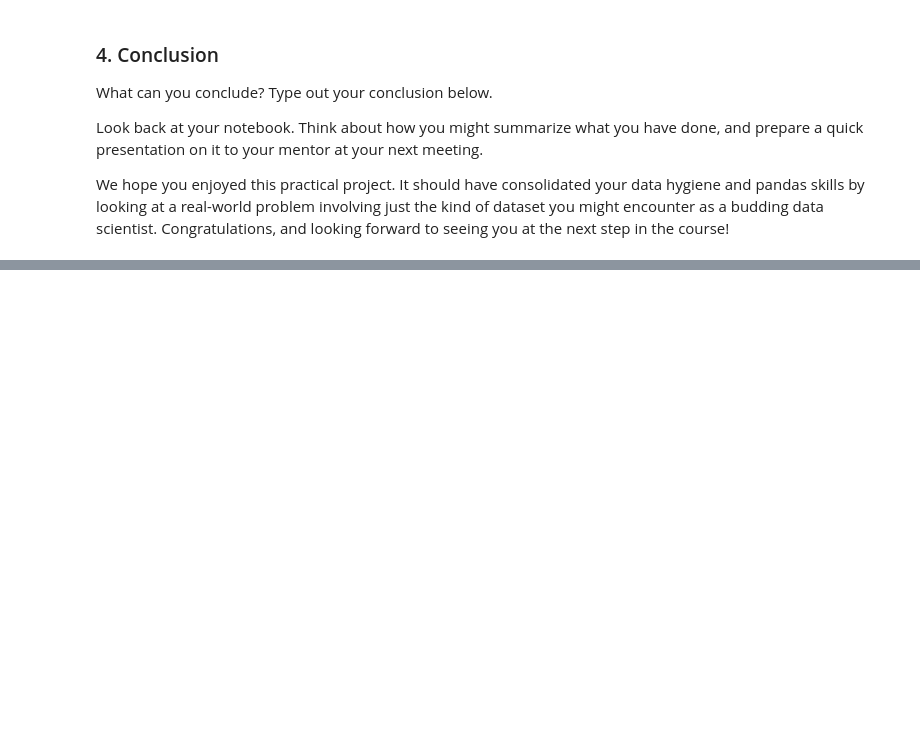
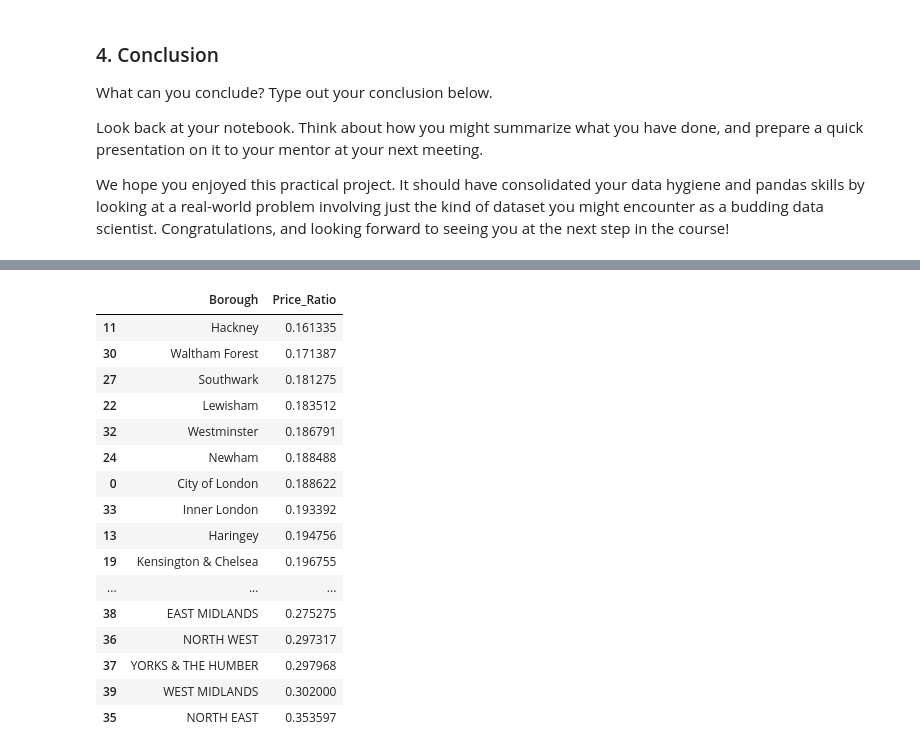
Before and after one commit to jonisaac/Springboard, a Jupyter notebook: Unit 4 Challenge - Tier 3.ipynb, the cells around one changed output, grey strips where cells are left out. Saved outputs shown, nothing was run; the diff lists cells and outputs as text; code cells hidden in the pictures; blank space fills up the shorter version.

```diff
--- a/Unit 4 Challenge - Tier 3.ipynb
+++ b/Unit 4 Challenge - Tier 3.ipynb
@@ -300,6 +300,8 @@ boroughs = props_d['borough'].unique()
 price_ratios = map(create_price_ratio, boroughs)
 lpr = list(price_ratios)
 srs = pd.Series(lpr)
+data = pd.concat([pd.Series(boroughs), srs], axis=1)
+data.columns = ['Borough', 'Price_Ratio']
 
 #props_f = props_d
 #props_f['price_ratio'] = create_price_ratio(props_f)
@@ -324,0 +327,20 @@ dtype: float64
+# %%
+data.sort_values('Price_Ratio', ascending = True)
+# %% [output]
+|  | Borough | Price_Ratio |
+| 11 | Hackney | 0.161335 |
+| 30 | Waltham Forest | 0.171387 |
+| 27 | Southwark | 0.181275 |
+| 22 | Lewisham | 0.183512 |
+| 32 | Westminster | 0.186791 |
+| 24 | Newham | 0.188488 |
+| 0 | City of London | 0.188622 |
+| 33 | Inner London | 0.193392 |
+| 13 | Haringey | 0.194756 |
+| 19 | Kensington & Chelsea | 0.196755 |
+| ... | ... | ... |
+| 38 | EAST MIDLANDS | 0.275275 |
+| 36 | NORTH WEST | 0.297317 |
+| 37 | YORKS & THE HUMBER | 0.297968 |
+| 39 | WEST MIDLANDS | 0.302000 |
+| 35 | NORTH EAST | 0.353597 |
```
Also changed, not shown: parts of 2 cells of this notebook.
